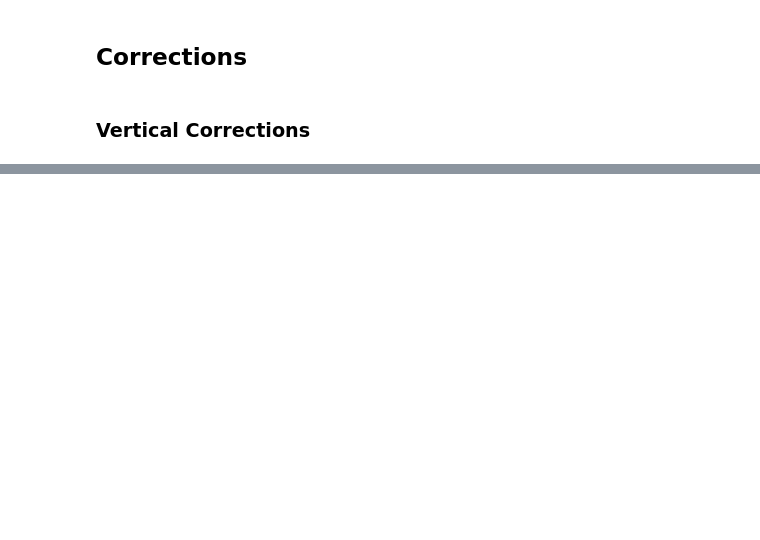
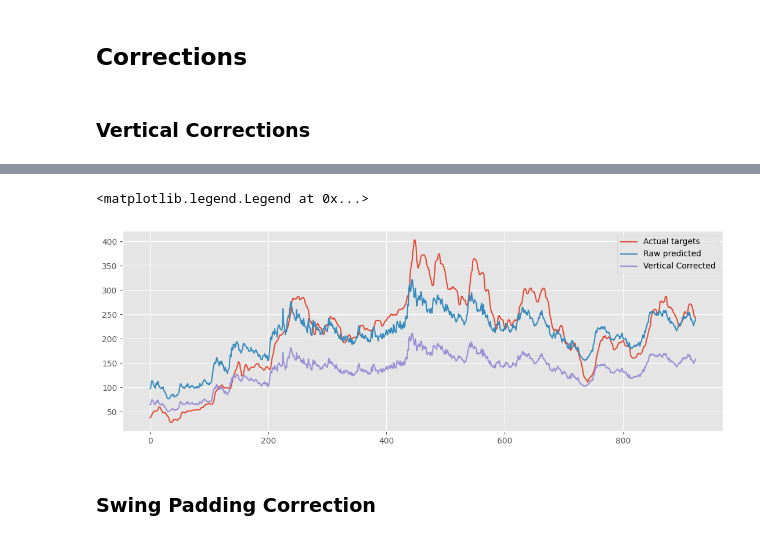
Before and after one commit to Abbass19/LTM_Bot_Clean, a Jupyter notebook: notebooks/0_2_LTM_CNN_TSLA_lmb002_model_2020.ipynb, the cells around one changed output, grey strips where cells are left out. Cells and saved outputs as stored; diff of their text form; code cells hidden in the pictures; blank space fills up the shorter version.

```diff
--- a/notebooks/0_2_LTM_CNN_TSLA_lmb002_model_2020.ipynb
+++ b/notebooks/0_2_LTM_CNN_TSLA_lmb002_model_2020.ipynb
@@ -921,0 +967,11 @@ len(train_predictions)
+# %%
+ax = plt.plot(actual,label='Actual targets')
+ax = plt.plot(train_predictions,label='Raw predicted')
+plt.plot(train_vertical_corrected_targets,label='Vertical Corrected')
+
+plt.legend()
+# %% [output]
+<matplotlib.legend.Legend at 0x...>
+[figure, added]
+# %% [markdown]
+### Swing Padding Correction
```
Also changed, not shown: parts of 43 cells of this notebook, 5 other files.
